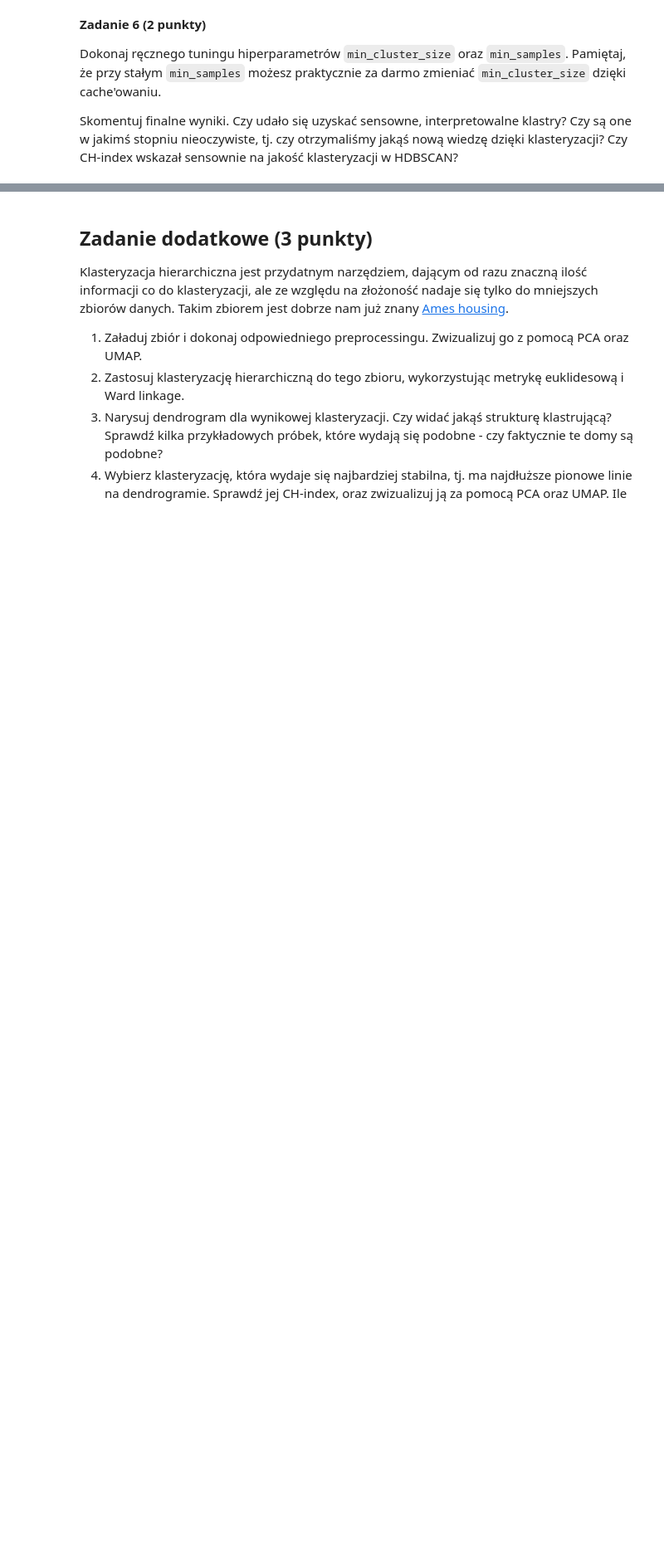
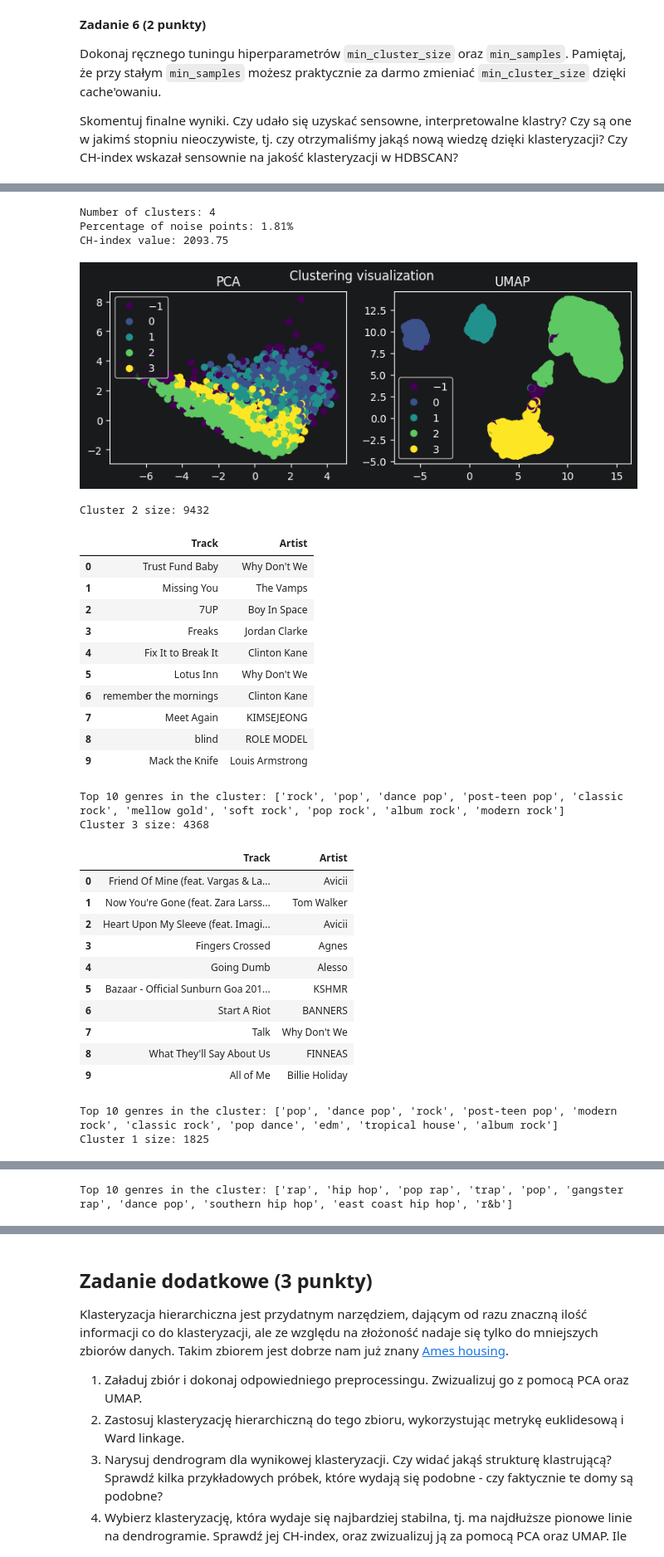
Before and after one commit to krzysztof-kopel/podstawy-uczenia-maszynowego, a Jupyter notebook: lab7/notebook.ipynb, the cells around one changed output, grey strips where cells are left out. Shown at 83% size. Saved outputs shown, nothing was run; the diff lists cells and outputs as text; code cells hidden in the pictures; blank space fills up the shorter version.

```diff
--- a/lab7/notebook.ipynb
+++ b/lab7/notebook.ipynb
@@ -722,0 +864,11 @@ Skomentuj finalne wyniki. Czy udało się uzyskać sensowne, interpretowalne kla
+# %%
+scores = {}
+
+for min_samples in range(5, 20):
+    for min_cluster_size in range(3, 7):
+        hdbscan = HDBSCAN(min_cluster_size=min_cluster_size, min_samples=min_samples)
+        hdbscan.fit(X)
+        scores[(min_cluster_size, min_samples)] = calinski_harabasz_score(X, hdbscan.labels_)
+
+best_params = max(scores, key=scores.get)
+print(best_params)
@@ -722,0 +877,38 @@ Skomentuj finalne wyniki. Czy udało się uzyskać sensowne, interpretowalne kla
+# %%
+hdbscan = HDBSCAN(min_cluster_size=3, min_samples=9)
+hdbscan.fit(X)
+
+hdbscan_analyzer = HDBSCANAnalyzer(df_songs_info, clustering_visualizer)
+hdbscan_analyzer.analyze_clustering(X, hdbscan)
+# %% [output]
+Number of clusters: 4
+Percentage of noise points: 1.81%
+CH-index value: 2093.75
+[figure, added]
+Cluster 2 size: 9432
+|  | Track | Artist |
+| 0 | Trust Fund Baby | Why Don't We |
+| 1 | Missing You | The Vamps |
+| 2 | 7UP | Boy In Space |
+| 3 | Freaks | Jordan Clarke |
+| 4 | Fix It to Break It | Clinton Kane |
+| 5 | Lotus Inn | Why Don't We |
+| 6 | remember the mornings | Clinton Kane |
+| 7 | Meet Again | KIMSEJEONG |
+| 8 | blind | ROLE MODEL |
+| 9 | Mack the Knife | Louis Armstrong |
+Top 10 genres in the cluster: ['rock', 'pop', 'dance pop', 'post-teen pop', 'classic rock', 'mellow gold', 'soft rock', 'pop rock', 'album rock', 'modern rock']
+Cluster 3 size: 4368
+|  | Track | Artist |
+| 0 | Friend Of Mine (feat. Vargas & La... | Avicii |
+| 1 | Now You're Gone (feat. Zara Larss... | Tom Walker |
+| 2 | Heart Upon My Sleeve (feat. Imagi... | Avicii |
+| 3 | Fingers Crossed | Agnes |
+| 4 | Going Dumb | Alesso |
+| 5 | Bazaar - Official Sunburn Goa 201... | KSHMR |
+| 6 | Start A Riot | BANNERS |
+| 7 | Talk | Why Don't We |
+| 8 | What They'll Say About Us | FINNEAS |
+| 9 | All of Me | Billie Holiday |
+Top 10 genres in the cluster: ['pop', 'dance pop', 'rock', 'post-teen pop', 'modern rock', 'classic rock', 'pop dance', 'edm', 'tropical house', 'album rock']
+Cluster 1 size: 1825
@@ -722,0 +939 @@ Skomentuj finalne wyniki. Czy udało się uzyskać sensowne, interpretowalne kla
+Top 10 genres in the cluster: ['rap', 'hip hop', 'pop rap', 'trap', 'pop', 'gangster rap', 'dance pop', 'southern hip hop', 'east coast hip hop', 'r&b']
```
Also changed, not shown: parts of 13 cells of this notebook.
